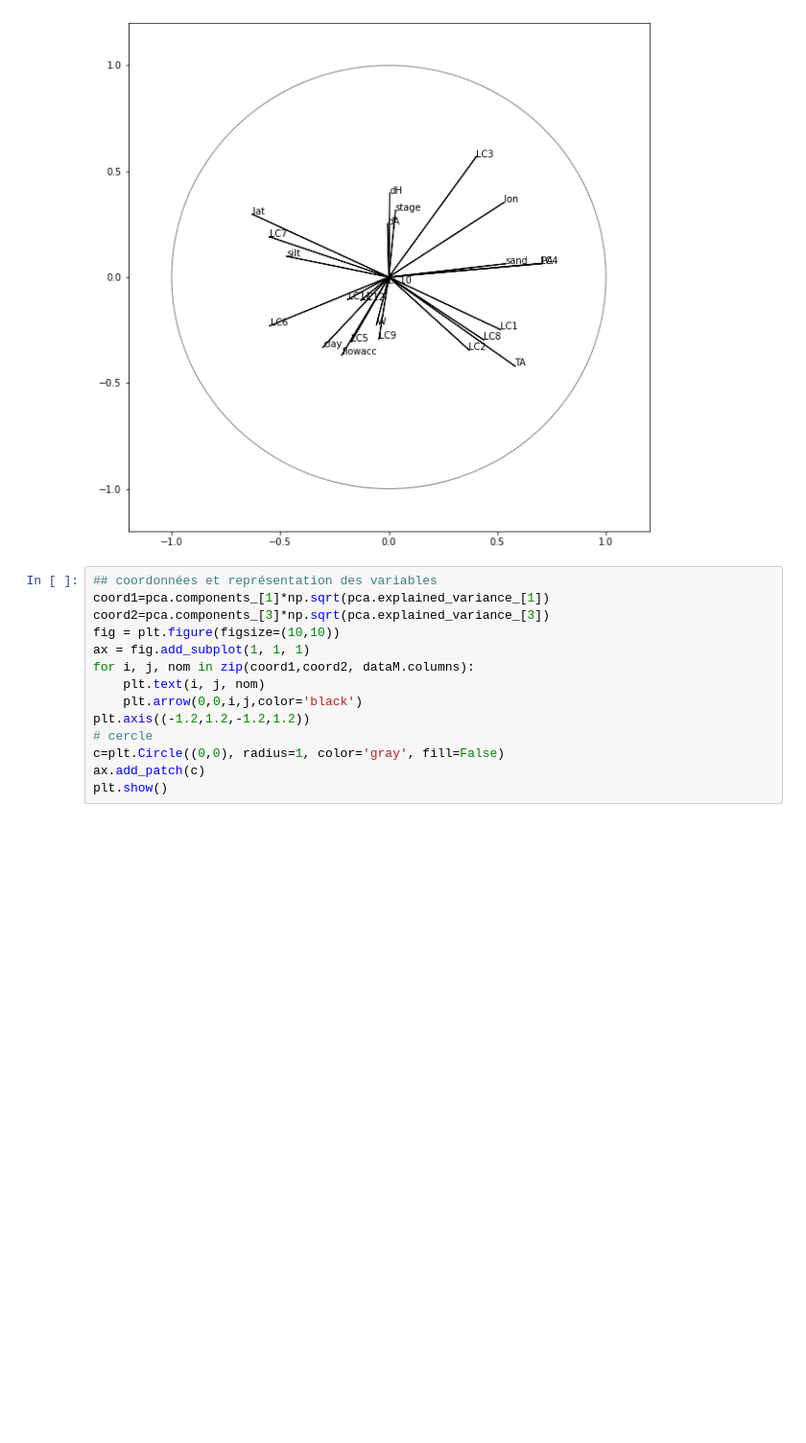
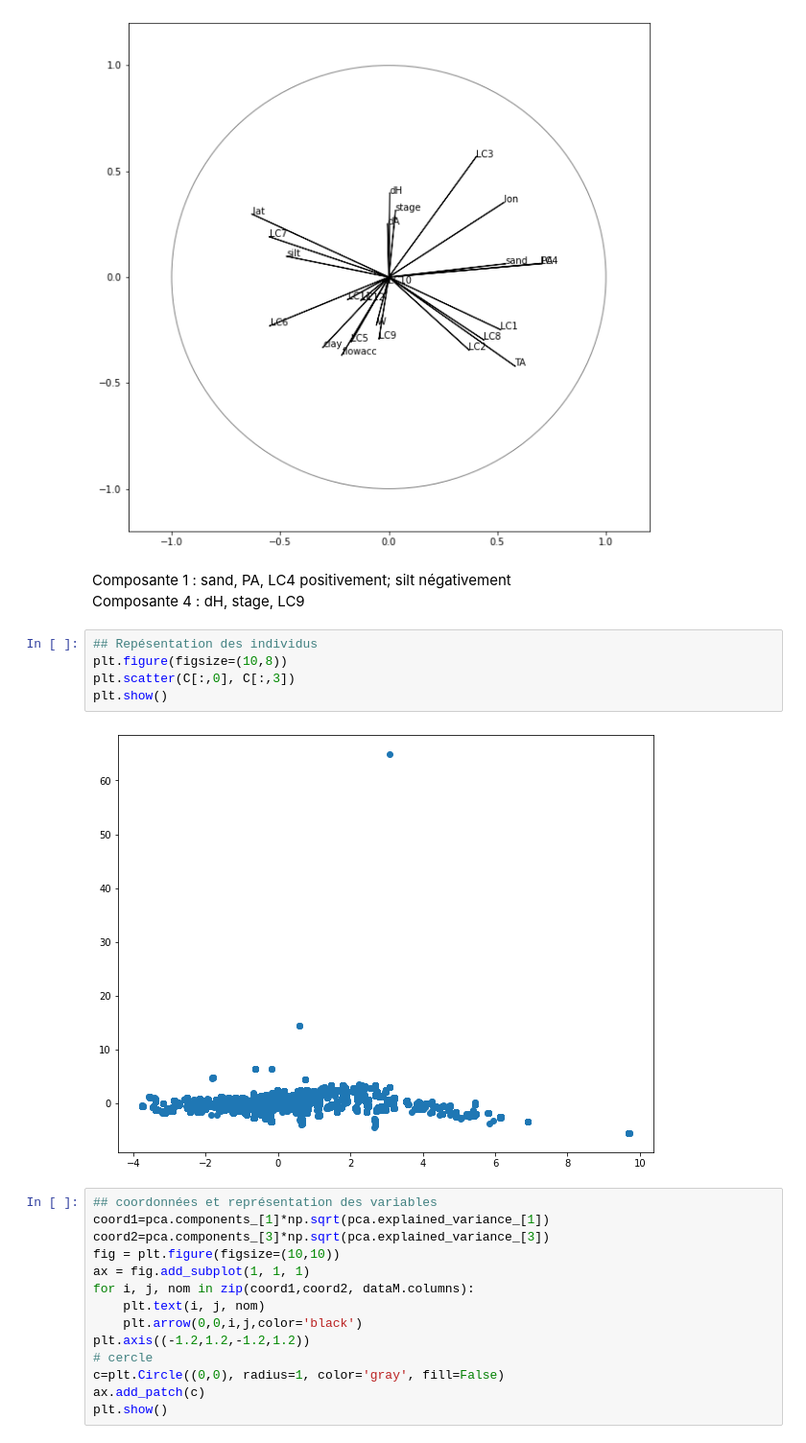
Before and after one commit to scastets/Projet4MA_Hydrologie, a Jupyter notebook: Notebooks/HYDROSWOT_AnalysesStats.ipynb, the cells around one changed output. Shown at 96% size. Cells and saved outputs as stored; diff of their text form; blank space fills up the shorter version.

```diff
--- a/Notebooks/HYDROSWOT_AnalysesStats.ipynb
+++ b/Notebooks/HYDROSWOT_AnalysesStats.ipynb
@@ -211,6 +241,16 @@ ax.add_patch(c)
 plt.show()
 # %% [output]
 [figure]
+# %% [markdown]
+Composante 1 : sand, PA, LC4 positivement; silt négativement
+Composante 4 : dH, stage, LC9
+# %%
+## Repésentation des individus
+plt.figure(figsize=(10,8))
+plt.scatter(C[:,0], C[:,3])
+plt.show()
+# %% [output]
+[figure, added]
 # %%
 ## coordonnées et représentation des variables
 coord1=pca.components_[1]*np.sqrt(pca.explained_variance_[1])
```
Also changed, not shown: parts of 8 cells of this notebook.
